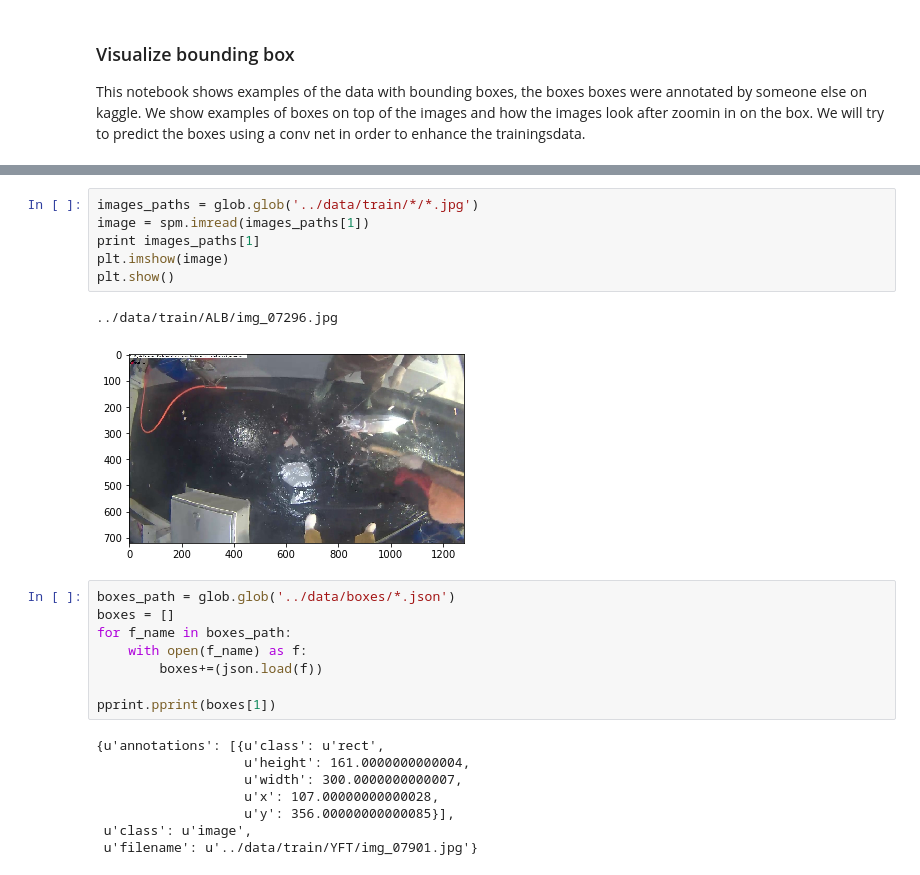
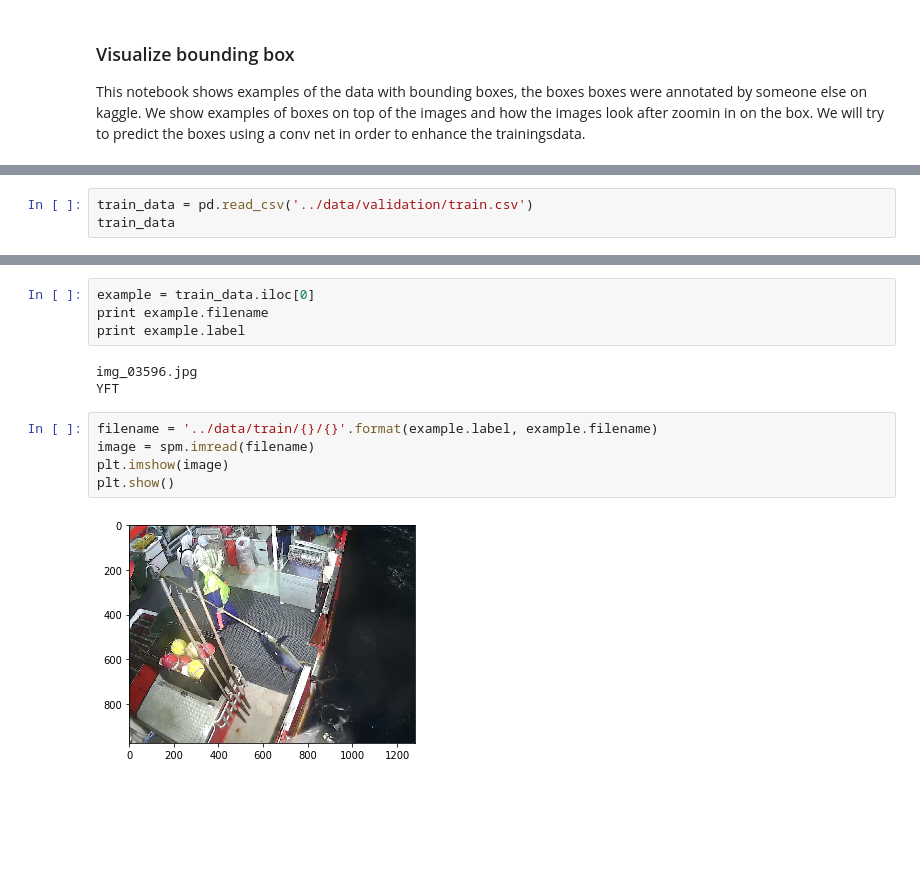
Before and after one commit to TanjaCrijns/MLIP-BigAITuna, a Jupyter notebook: notebooks/box_visualize.ipynb, the cells around one changed output, grey strips where cells are left out. Cells and saved outputs as stored; diff of their text form; blank space fills up the shorter version.

```diff
--- a/notebooks/box_visualize.ipynb
+++ b/notebooks/box_visualize.ipynb
@@ -16,0 +19,3 @@ import pprint
+# %%
+train_data = pd.read_csv('../data/validation/train.csv')
+train_data
@@ -17,25 +41,14 @@ import pprint
+# %%
+example = train_data.iloc[0]
+print example.filename
+print example.label
+# %% [output]
+img_03596.jpg
+YFT
 # %%
-images_paths = glob.glob('../data/train/*/*.jpg')
-image = spm.imread(images_paths[1])
-print images_paths[1]
+filename = '../data/train/{}/{}'.format(example.label, example.filename)
+image = spm.imread(filename)
 plt.imshow(image)
 plt.show()
 # %% [output]
-../data/train/ALB/img_07296.jpg
-[figure, old version]
+[figure, new version]
-# %%
-boxes_path = glob.glob('../data/boxes/*.json')
-boxes = []
-for f_name in boxes_path:
-    with open(f_name) as f:
-        boxes+=(json.load(f))
-
-pprint.pprint(boxes[1])
-# %% [output]
-{u'annotations': [{u'class': u'rect',
-                   u'height': 161.0000000000004,
-                   u'width': 300.0000000000007,
-                   u'x': 107.00000000000028,
-                   u'y': 356.00000000000085}],
- u'class': u'image',
- u'filename': u'../data/train/YFT/img_07901.jpg'}
```
Also changed, not shown: parts of 5 cells of this notebook.
